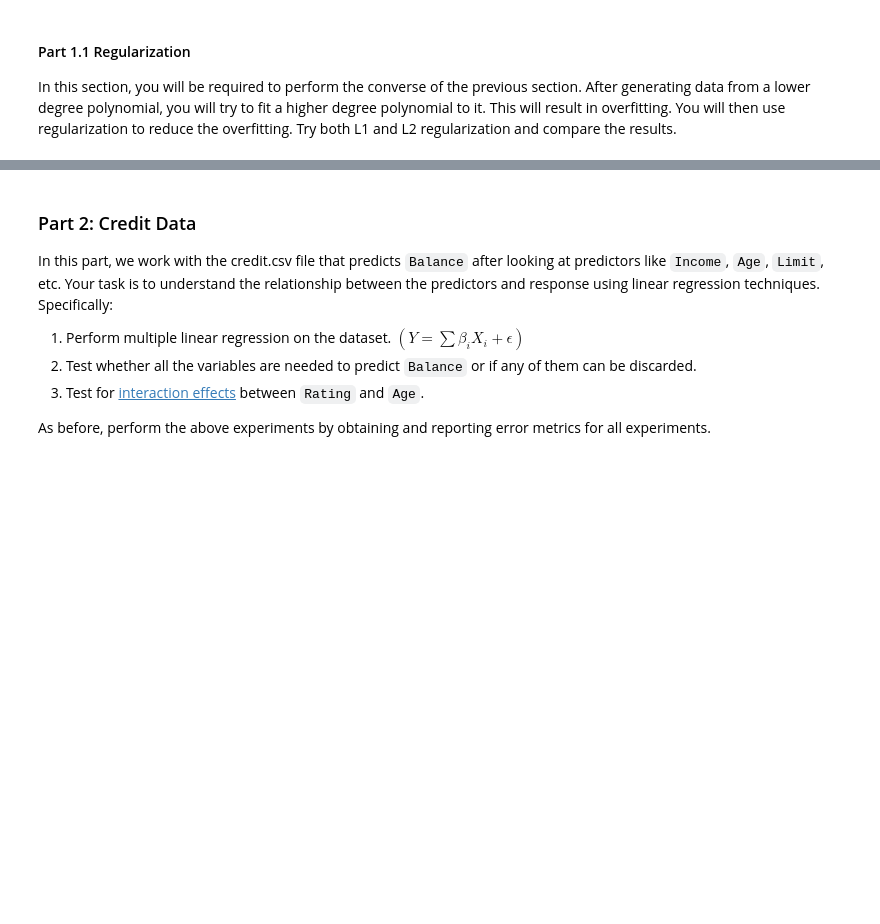
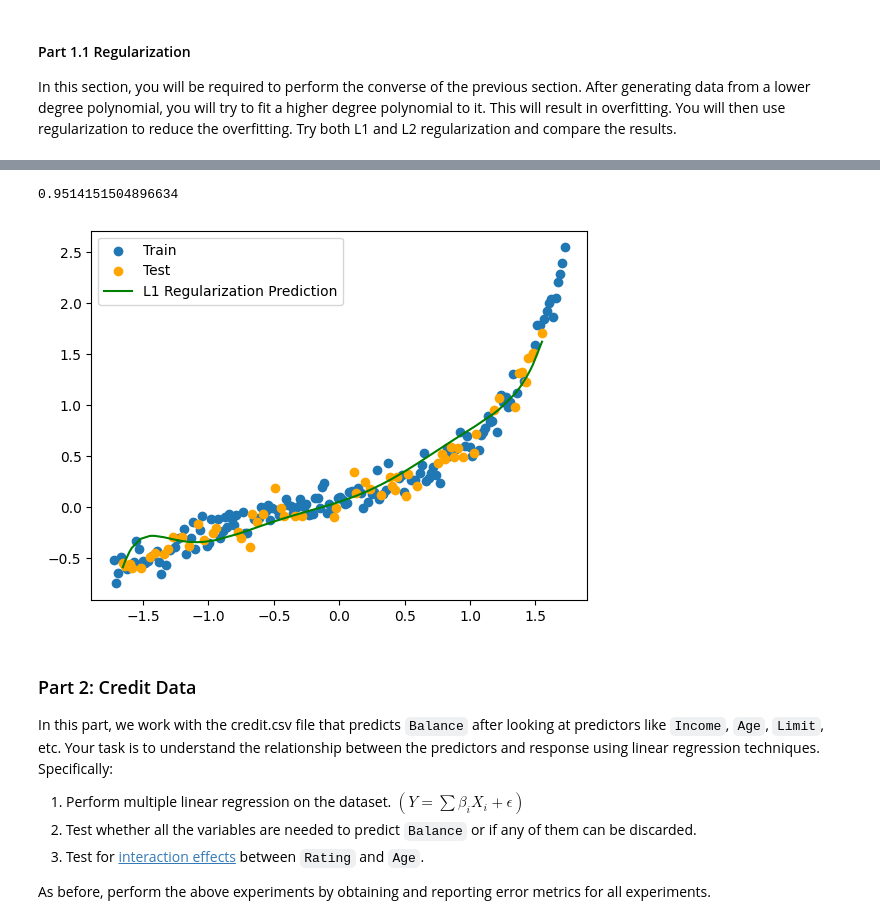
Before and after one commit to AkshayKohad/ML-Tutorial, a Jupyter notebook: Copy_of_Q3.ipynb, the cells around one changed output, grey strips where cells are left out. Cells and saved outputs as stored; diff of their text form; code cells hidden in the pictures; blank space fills up the shorter version.

```diff
--- a/Copy_of_Q3.ipynb
+++ b/Copy_of_Q3.ipynb
@@ -451,3 +565,21 @@ plt.show()
+# %%
+print(r2_val)
+# %% [output]
+0.9514151504896634
+# %%
+sorted_indices = res_predictor_test_l1_regularization.T[1].argsort()
+
+# Sort predictor_test.T[1] and response_test based on the sorted indices
+sorted_predictor = res_predictor_test_l1_regularization.T[1][sorted_indices]
+sorted_response = res_response_p_l1_regularization[sorted_indices]
+
+plt.scatter(res_predictor_train_l1_regularization.T[1],res_response_train_l1_regularization,label="Train")
+plt.scatter(res_predictor_test.T[1],res_response_test,color="orange",label="Test")
+plt.plot(sorted_predictor,sorted_response,color="green",label="L1 Regularization Prediction")
+plt.legend()
+plt.show()
+# %% [output]
+[figure, added]
 # %% [markdown]
 ### Part 2: Credit Data
 
```
Also changed, not shown: parts of 20 cells of this notebook.
